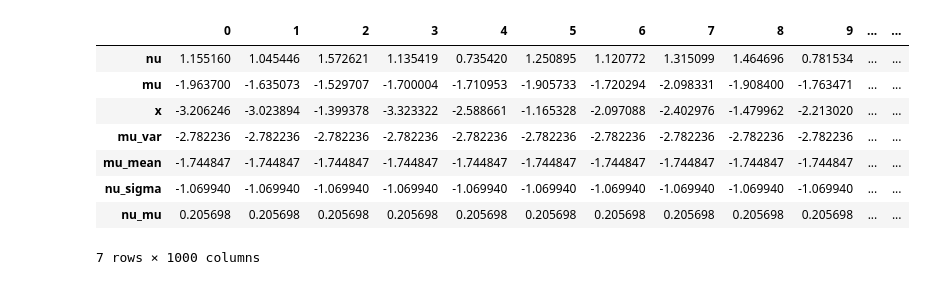
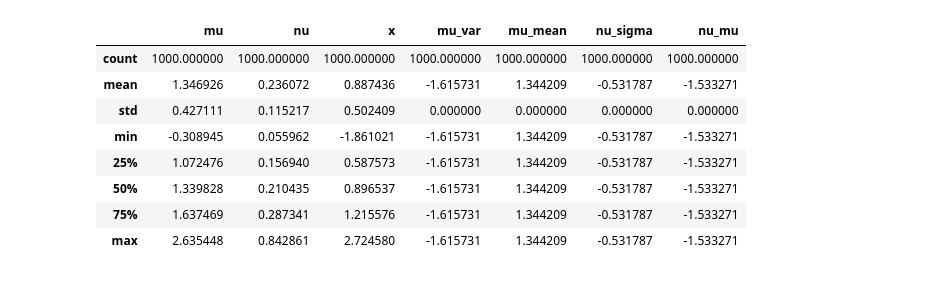
Before and after one commit to LucaAmbrogioni/Brancher, a Jupyter notebook: examples/notebooks/Intro.ipynb, the cells around one changed output. Drawn from its saved outputs; the diff is of its cells as text; code cells hidden in the pictures.

```diff
--- a/examples/notebooks/Intro.ipynb
+++ b/examples/notebooks/Intro.ipynb
@@ -15,15 +15,15 @@ from brancher import inference
 import brancher.functions as BF
 # %%
 # Real model
-nu_real = 1.
-mu_real = -2.
-x_real = NormalVariable(mu_real, nu_real, "x_real")
+mu_real = 1.
+nu_real = 0.25
+x_real = NormalVariable(np.sin(mu_real), nu_real, "x_real")
 
 # Normal model
+mu = NormalVariable(0., 2., "mu")
 nu = LogNormalVariable(0., 1., "nu")
-mu = NormalVariable(0., 10., "mu")
-x = NormalVariable(mu, nu, "x")
-model = ProbabilisticModel([x])
+x = NormalVariable(BF.sin(mu), nu, "x") #TODO: Fix unary operator -
+model = ProbabilisticModel([x]) #FIx Repetitions in summary
 
-model
+model.model_summary
 # %% [output]
@@ -90,14 +95,14 @@ loss_list = model.diagnostics["loss curve"]
 # %%
 # print posterior sample
-post_samples = model.get_posterior_sample(1000)
-post_samples
+post_sample = model.get_posterior_sample(1000)
+post_sample.describe()
 # %% [output]
-|  | 0 | 1 | 2 | 3 | 4 | 5 | 6 | 7 | 8 | 9 | ... | ... |
-| nu | 1.155160 | 1.045446 | 1.572621 | 1.135419 | 0.735420 | 1.250895 | 1.120772 | 1.315099 | 1.464696 | 0.781534 | ... | ... |
-| mu | -1.963700 | -1.635073 | -1.529707 | -1.700004 | -1.710953 | -1.905733 | -1.720294 | -2.098331 | -1.908400 | -1.763471 | ... | ... |
-| x | -3.206246 | -3.023894 | -1.399378 | -3.323322 | -2.588661 | -1.165328 | -2.097088 | -2.402976 | -1.479962 | -2.213020 | ... | ... |
-| mu_var | -2.782236 | -2.782236 | -2.782236 | -2.782236 | -2.782236 | -2.782236 | -2.782236 | -2.782236 | -2.782236 | -2.782236 | ... | ... |
-| mu_mean | -1.744847 | -1.744847 | -1.744847 | -1.744847 | -1.744847 | -1.744847 | -1.744847 | -1.744847 | -1.744847 | -1.744847 | ... | ... |
-| nu_sigma | -1.069940 | -1.069940 | -1.069940 | -1.069940 | -1.069940 | -1.069940 | -1.069940 | -1.069940 | -1.069940 | -1.069940 | ... | ... |
-| nu_mu | 0.205698 | 0.205698 | 0.205698 | 0.205698 | 0.205698 | 0.205698 | 0.205698 | 0.205698 | 0.205698 | 0.205698 | ... | ... |
+|  | mu | nu | x | mu_var | mu_mean | nu_sigma | nu_mu |
+| count | 1000.000000 | 1000.000000 | 1000.000000 | 1000.000000 | 1000.000000 | 1000.000000 | 1000.000000 |
+| mean | 1.346926 | 0.236072 | 0.887436 | -1.615731 | 1.344209 | -0.531787 | -1.533271 |
+| std | 0.427111 | 0.115217 | 0.502409 | 0.000000 | 0.000000 | 0.000000 | 0.000000 |
+| min | -0.308945 | 0.055962 | -1.861021 | -1.615731 | 1.344209 | -0.531787 | -1.533271 |
+| 25% | 1.072476 | 0.156940 | 0.587573 | -1.615731 | 1.344209 | -0.531787 | -1.533271 |
+| 50% | 1.339828 | 0.210435 | 0.896537 | -1.615731 | 1.344209 | -0.531787 | -1.533271 |
+| 75% | 1.637469 | 0.287341 | 1.215576 | -1.615731 | 1.344209 | -0.531787 | -1.533271 |
+| max | 2.635448 | 0.842861 | 2.724580 | -1.615731 | 1.344209 | -0.531787 | -1.533271 |
-7 rows × 1000 columns
```
Also changed, not shown: parts of 12 cells of this notebook.
